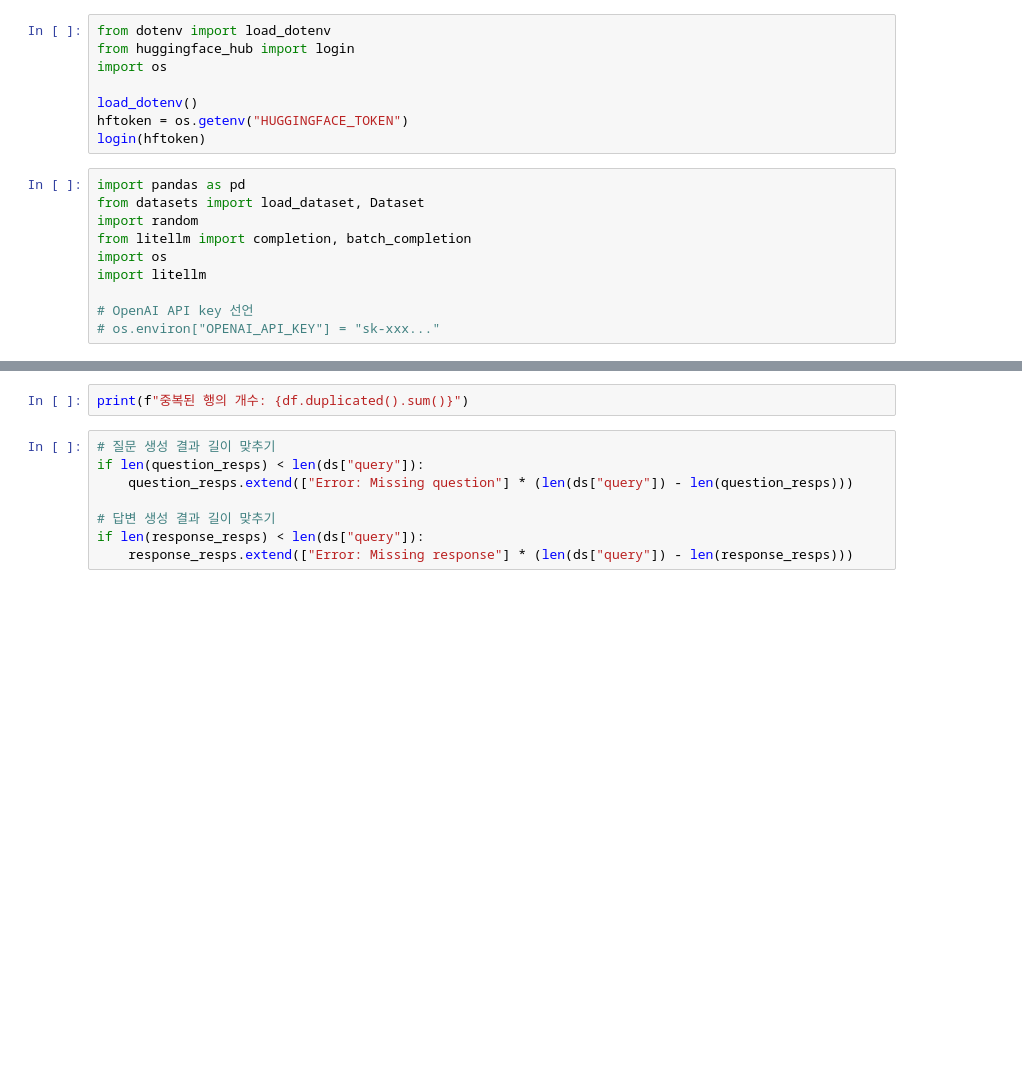
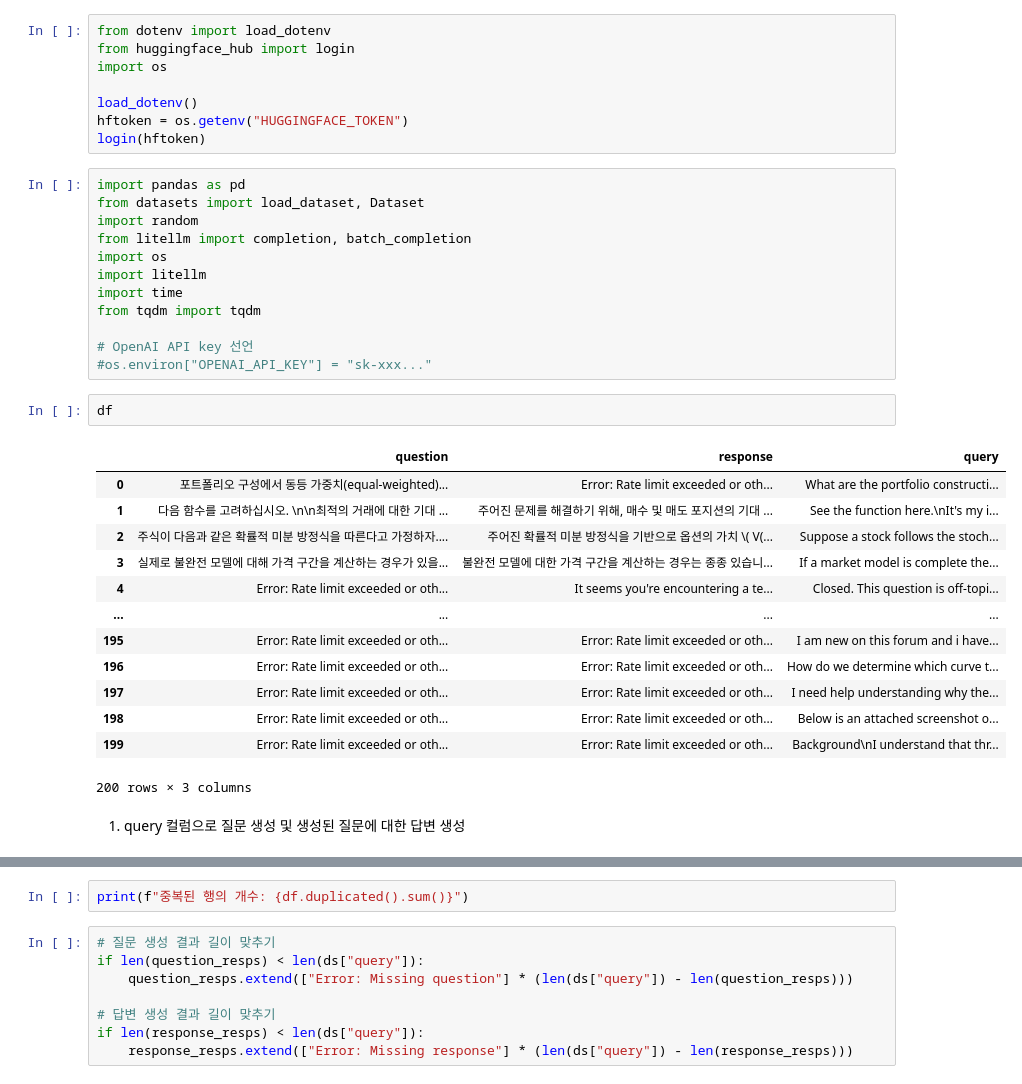
Before and after one commit to LDC-ai/KRX_LLM, a Jupyter notebook: data_slicing.ipynb, the cells around one changed output, grey strips where cells are left out. Cells and saved outputs as stored; diff of their text form; blank space fills up the shorter version.

```diff
--- a/data_slicing.ipynb
+++ b/data_slicing.ipynb
@@ -13,7 +13,27 @@ import random
 from litellm import completion, batch_completion
 import os
 import litellm
+import time
+from tqdm import tqdm
 
 # OpenAI API key 선언
-# os.environ["OPENAI_API_KEY"] = "sk-xxx..."
+#os.environ["OPENAI_API_KEY"] = "sk-xxx..."
+# %%
+df
+# %% [output]
+|  | question | response | query |
+| 0 | 포트폴리오 구성에서 동등 가중치(equal-weighted)... | Error: Rate limit exceeded or oth... | What are the portfolio constructi... |
+| 1 | 다음 함수를 고려하십시오. \n\n최적의 거래에 대한 기대 ... | 주어진 문제를 해결하기 위해, 매수 및 매도 포지션의 기대 ... | See the function here.\nIt's my i... |
+| 2 | 주식이 다음과 같은 확률적 미분 방정식을 따른다고 가정하자.... | 주어진 확률적 미분 방정식을 기반으로 옵션의 가치 \( V(... | Suppose a stock follows the stoch... |
+| 3 | 실제로 불완전 모델에 대해 가격 구간을 계산하는 경우가 있을... | 불완전 모델에 대한 가격 구간을 계산하는 경우는 종종 있습니... | If a market model is complete the... |
+| 4 | Error: Rate limit exceeded or oth... | It seems you're encountering a te... | Closed. This question is off-topi... |
+| ... | ... | ... | ... |
+| 195 | Error: Rate limit exceeded or oth... | Error: Rate limit exceeded or oth... | I am new on this forum and i have... |
+| 196 | Error: Rate limit exceeded or oth... | Error: Rate limit exceeded or oth... | How do we determine which curve t... |
+| 197 | Error: Rate limit exceeded or oth... | Error: Rate limit exceeded or oth... | I need help understanding why the... |
+| 198 | Error: Rate limit exceeded or oth... | Error: Rate limit exceeded or oth... | Below is an attached screenshot o... |
+| 199 | Error: Rate limit exceeded or oth... | Error: Rate limit exceeded or oth... | Background\nI understand that thr... |
+200 rows × 3 columns
+# %% [markdown]
+1. query 컬럼으로 질문 생성 및 생성된 질문에 대한 답변 생성
 # %%
```
Also changed, not shown: parts of 3 cells of this notebook, 3 other files.
